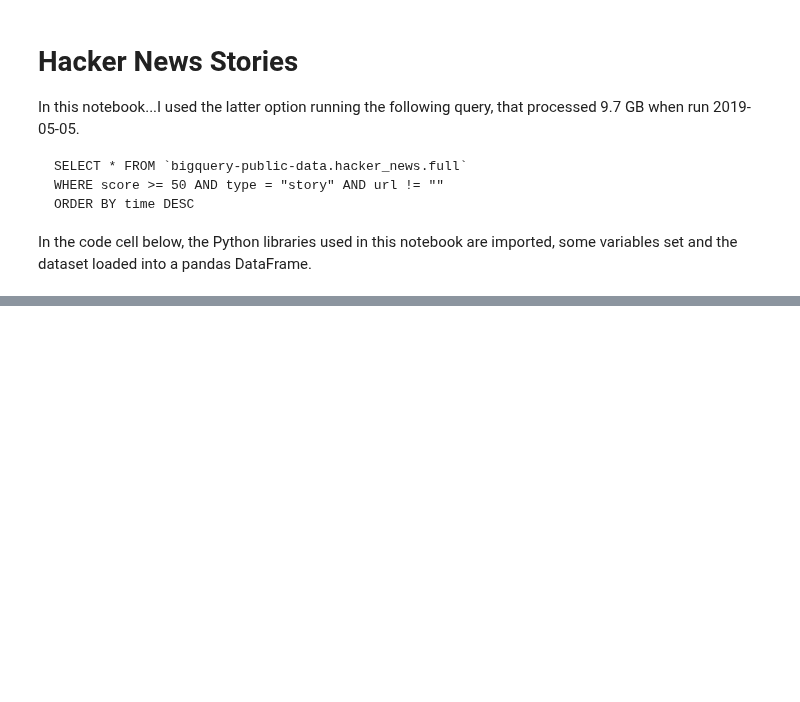
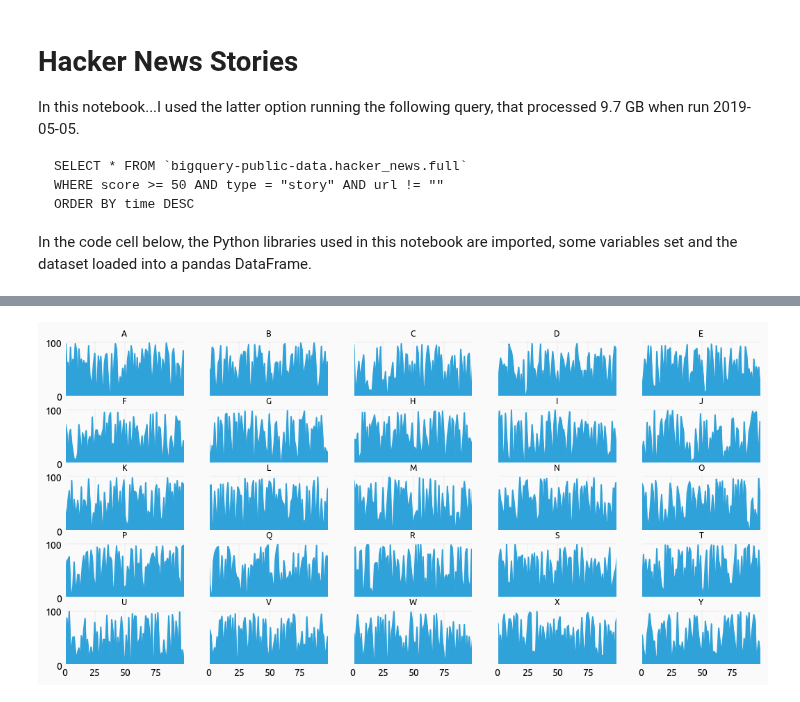
Before and after one commit to yaph/ipython-notebooks, a Jupyter notebook: hacker-news-stories.ipynb, the cells around one changed output, grey strips where cells are left out. Drawn from its saved outputs; the diff is of its cells as text; code cells hidden in the pictures; blank space fills up the shorter version.

```diff
--- a/hacker-news-stories.ipynb
+++ b/hacker-news-stories.ipynb
@@ -78,0 +120,19 @@ by_published_domain.size().unstack().plot.area(figsize=(8, 16), subplots=True, s
+# %%
+import numpy as np
+import string
+
+columns = list(string.ascii_uppercase)
+df_test = pd.DataFrame(np.random.randint(0, 100, size=(100, len(columns))), columns=columns)
+
+nrows = 5
+ncols = 5
+
+fix, axes = plt.subplots(nrows, ncols, sharex=True, sharey=True, figsize=(16, 8))
+for idx, coords in enumerate(itertools.product(range(nrows), range(ncols))):
+    ax = axes[coords[0], coords[1]]
+    col = df_test.columns[idx]
+    df_test[col].plot.area(ax=ax)
+    ax.set_title(col, fontsize=12)
+    ax.set_xlabel('', visible=False)
+# %% [output]
+[figure, added]
```
Also changed, not shown: parts of 12 cells of this notebook.
